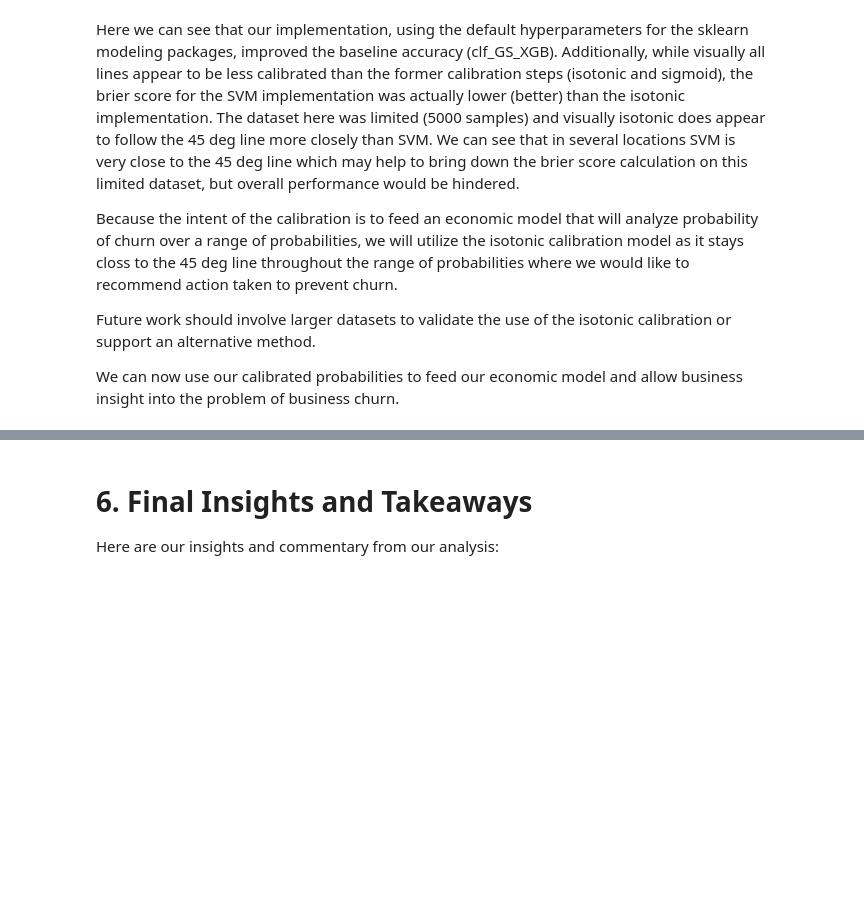
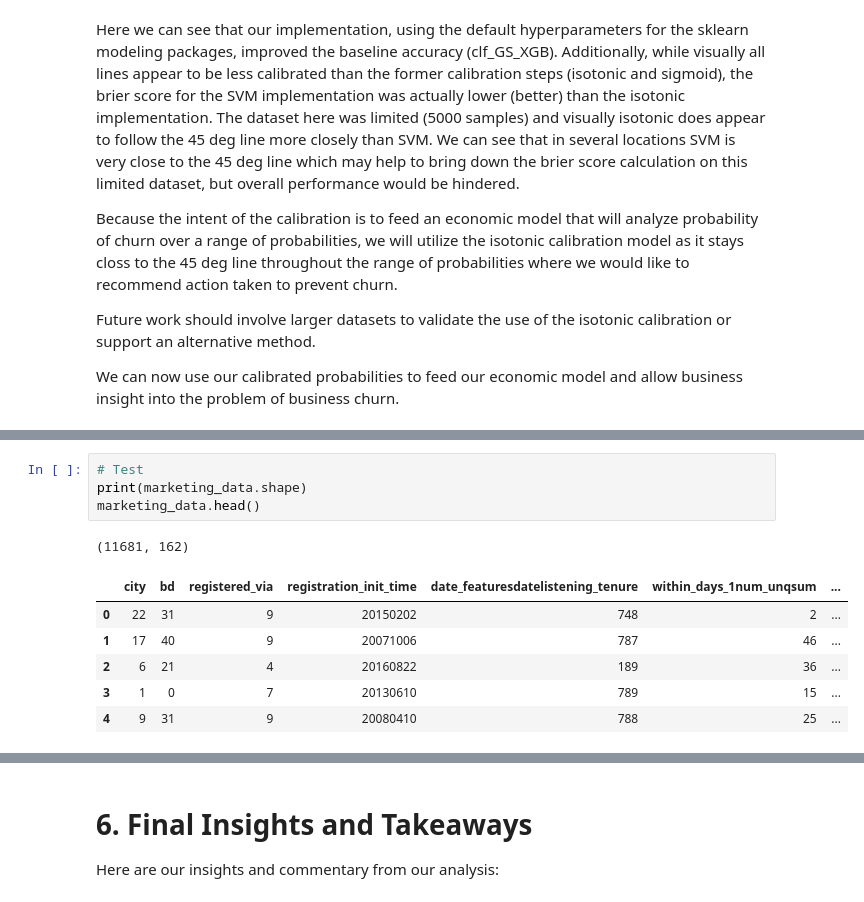
Before and after one commit to ajolson89/W207Fall2018Final, a Jupyter notebook: W207_FinalProj_02MLModels_KennedyKhannaOlson_Final.ipynb, the cells around one changed output, grey strips where cells are left out. Saved outputs shown, nothing was run; the diff lists cells and outputs as text; blank space fills up the shorter version.

```diff
--- a/W207_FinalProj_02MLModels_KennedyKhannaOlson_Final.ipynb
+++ b/W207_FinalProj_02MLModels_KennedyKhannaOlson_Final.ipynb
@@ -740,0 +913,12 @@ TBD
+# %%
+# Test
+print(marketing_data.shape)
+marketing_data.head()
+# %% [output]
+(11681, 162)
+|  | city | bd | registered_via | registration_init_time | date_featuresdatelistening_tenure | within_days_1num_unqsum | ... |
+| 0 | 22 | 31 | 9 | 20150202 | 748 | 2 | ... |
+| 1 | 17 | 40 | 9 | 20071006 | 787 | 46 | ... |
+| 2 | 6 | 21 | 4 | 20160822 | 189 | 36 | ... |
+| 3 | 1 | 0 | 7 | 20130610 | 789 | 15 | ... |
+| 4 | 9 | 31 | 9 | 20080410 | 788 | 25 | ... |
```
Also changed, not shown: parts of 42 cells of this notebook, 1 other file.
